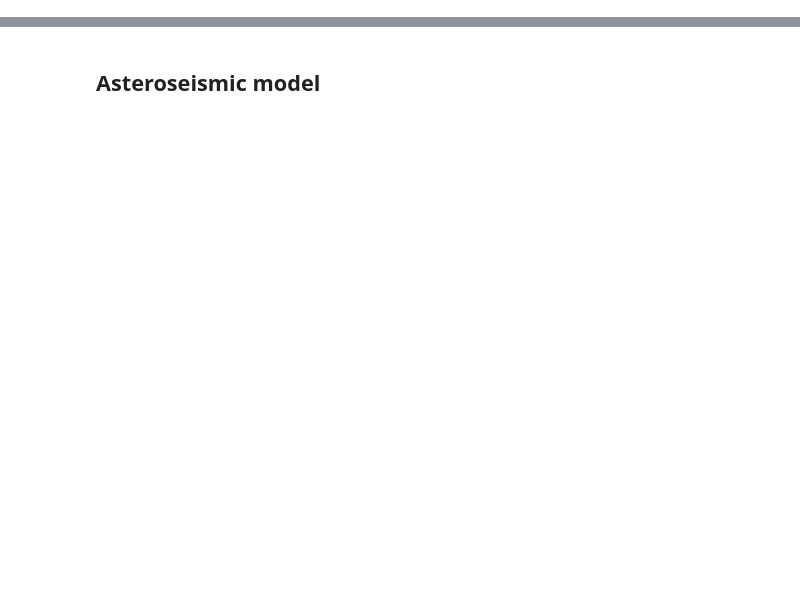
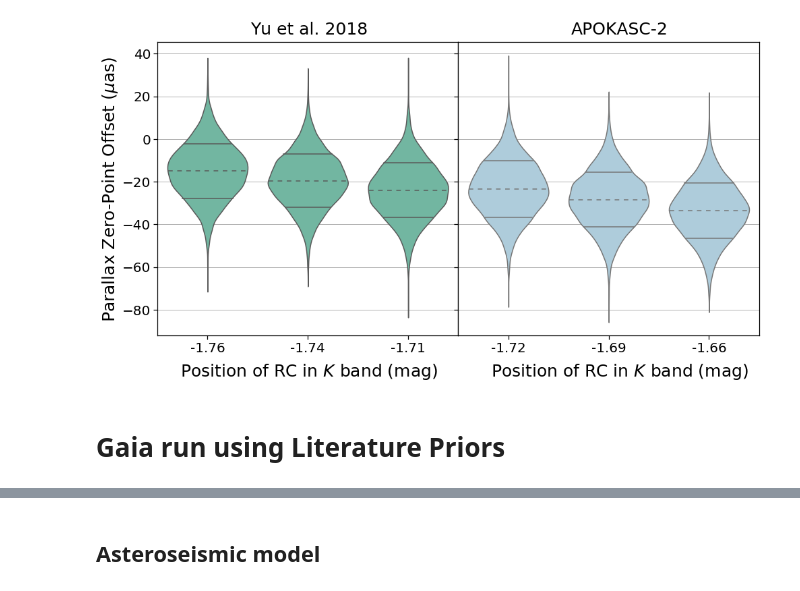
Before and after one commit to ojhall94/GAIA, a Jupyter notebook: Scripts/talk_plots.ipynb, the cells around one changed output, grey strips where cells are left out. Saved outputs shown, nothing was run; the diff lists cells and outputs as text; code cells hidden in the pictures; blank space fills up the shorter version.

```diff
--- a/Scripts/talk_plots.ipynb
+++ b/Scripts/talk_plots.ipynb
@@ -14,0 +265,36 @@ matplotlib.rc('axes',labelsize=20)
+# %%
+mlk = ['Gaia_K_tempscale_Clump', 'Gaia_APOKASC_K_tempscale_Clump']
+kmusic = read_music(mlk)
+kyu = kmusic[kmusic.source == 'Yu+2018']
+kapo = kmusic[kmusic.source == 'APOKASC-2']
+# %%
+fig = plt.figure(figsize=(16, 8))
+gs0 = gridspec.GridSpec(1, 2, figure=fig,wspace=0.)
+ax1 = plt.subplot(gs0[:, :1])
+ax2 = plt.subplot(gs0[:, 1:],sharey=ax1)
+plt.setp(ax2.get_yticklabels(), visible=False)
+
+ax1.grid()
+ax1.set_axisbelow(True)
+ax2.grid()
+ax2.set_axisbelow(True)
+
+sns.violinplot(kyu.rcmag.values, kyu.chains.values,
+                    palette='Set2', hue = kyu.source.values, dodge=False, inner='quartile',ax=ax1)
+sns.violinplot(kapo.rcmag.values, kapo.chains.values,
+                    palette='Paired', hue = kapo.source.values, dodge=False, inner='quartile',ax=ax2)
+
+ax1.set_ylabel(r'Parallax Zero-Point Offset ($\mu \rm as$)', fontsize=25)
+fig.text(0.32, 0.9, r'Yu et al. 2018', ha='center', fontsize=25)
+fig.text(0.72, 0.9, r"APOKASC-2", ha='center', fontsize=25)
+
+fig.text(0.32, 0.02, r'Position of RC in $K$ band (mag)', ha='center', fontsize=25)
+fig.text(0.72, 0.02, r'Position of RC in $K$ band (mag)', ha='center', fontsize=25)
+
+ax1.get_legend().remove()
+ax2.get_legend().remove()
+plt.show()
+# %% [output]
+[figure, added]
+# %% [markdown]
+# Gaia run using Literature Priors
```
Also changed, not shown: parts of 31 cells of this notebook, 6 other files.
